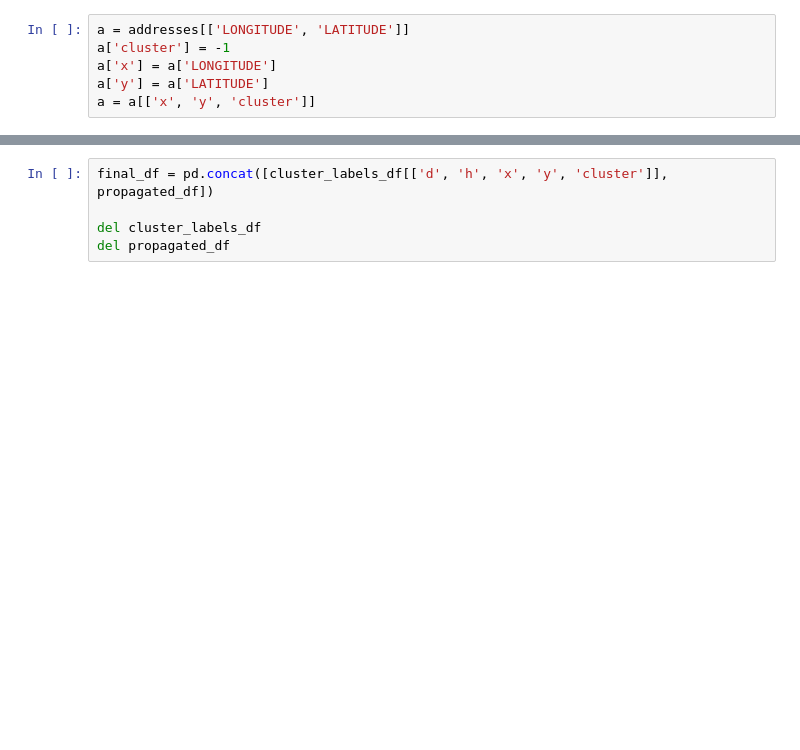
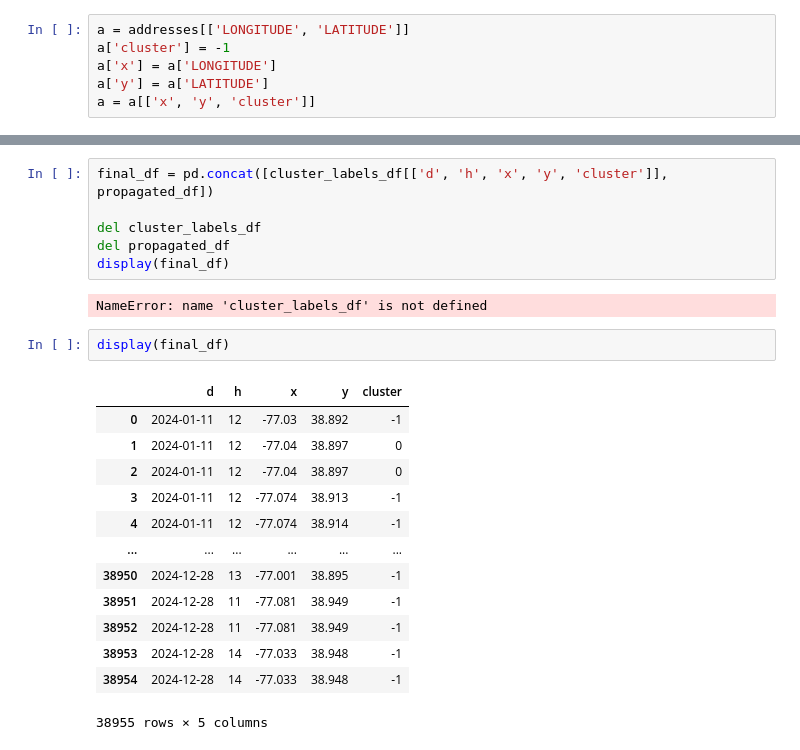
Before and after one commit to reedmarkham/meter-made, a Jupyter notebook: meter_made.ipynb, the cells around one changed output, grey strips where cells are left out. Drawn from its saved outputs; the diff is of its cells as text; blank space fills up the shorter version.

```diff
--- a/meter_made.ipynb
+++ b/meter_made.ipynb
@@ -392,6 +470,25 @@ final_df = pd.concat([cluster_labels_df[['d', 'h', 'x', 'y', 'cluster']], propag
 
 del cluster_labels_df
 del propagated_df
+display(final_df)
+# %% [output]
+NameError: name 'cluster_labels_df' is not defined
+# %%
+display(final_df)
+# %% [output]
+|  | d | h | x | y | cluster |
+| 0 | 2024-01-11 | 12 | -77.03 | 38.892 | -1 |
+| 1 | 2024-01-11 | 12 | -77.04 | 38.897 | 0 |
+| 2 | 2024-01-11 | 12 | -77.04 | 38.897 | 0 |
+| 3 | 2024-01-11 | 12 | -77.074 | 38.913 | -1 |
+| 4 | 2024-01-11 | 12 | -77.074 | 38.914 | -1 |
+| ... | ... | ... | ... | ... | ... |
+| 38950 | 2024-12-28 | 13 | -77.001 | 38.895 | -1 |
+| 38951 | 2024-12-28 | 11 | -77.081 | 38.949 | -1 |
+| 38952 | 2024-12-28 | 11 | -77.081 | 38.949 | -1 |
+| 38953 | 2024-12-28 | 14 | -77.033 | 38.948 | -1 |
+| 38954 | 2024-12-28 | 14 | -77.033 | 38.948 | -1 |
+38955 rows × 5 columns
 # %%
 X = final_df[['d','h','x', 'y']]
 y = final_df['cluster']
```
Also changed, not shown: parts of 11 cells of this notebook.
